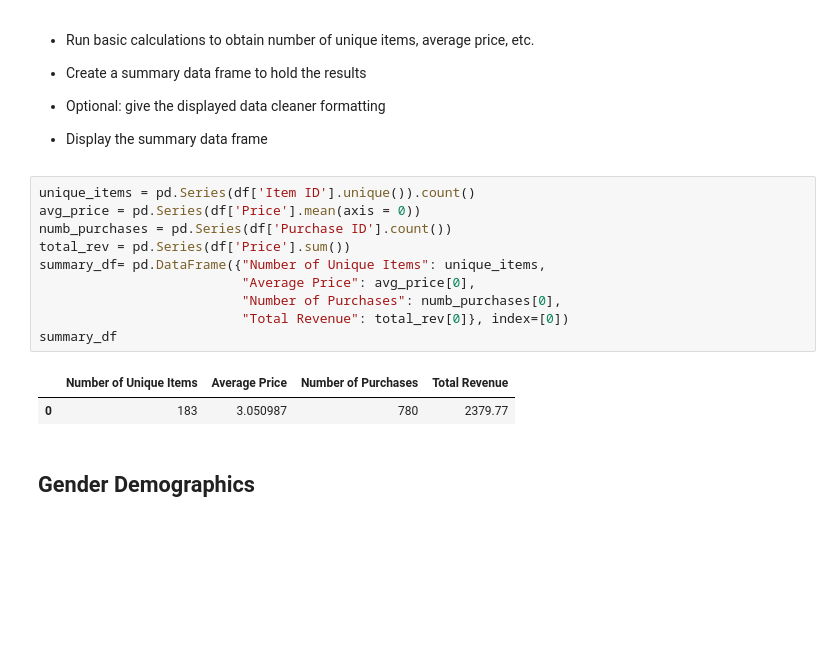
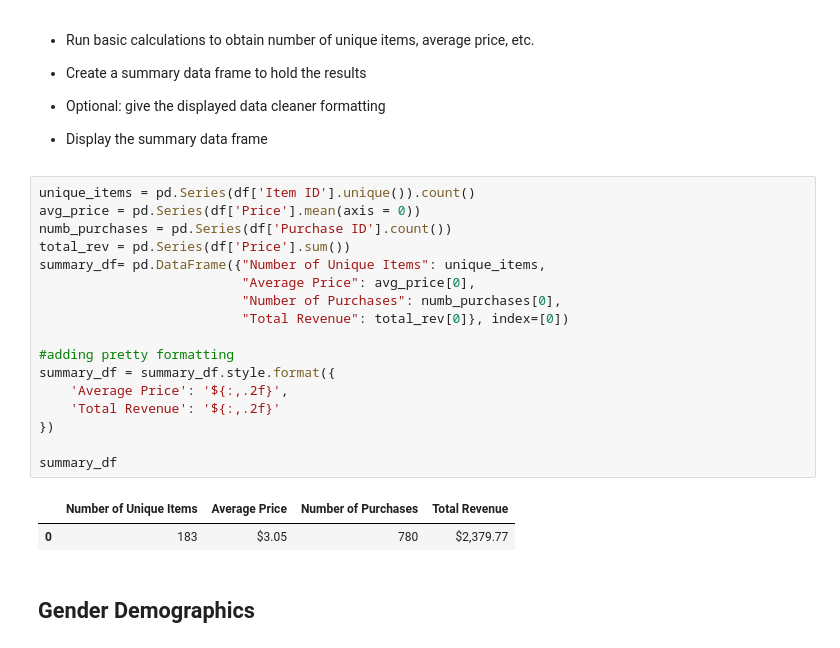
Before and after one commit to jdaltuvec/pandas-challenge, a Jupyter notebook: HeroesOfPymoli.ipynb, the cells around one changed output. Saved outputs shown, nothing was run; the diff lists cells and outputs as text; blank space fills up the shorter version.

```diff
--- a/HeroesOfPymoli.ipynb
+++ b/HeroesOfPymoli.ipynb
@@ -46,16 +47,23 @@ player_count
 # %%
 unique_items = pd.Series(df['Item ID'].unique()).count()
 avg_price = pd.Series(df['Price'].mean(axis = 0))
 numb_purchases = pd.Series(df['Purchase ID'].count())
 total_rev = pd.Series(df['Price'].sum())
 summary_df= pd.DataFrame({"Number of Unique Items": unique_items,
                           "Average Price": avg_price[0],
                           "Number of Purchases": numb_purchases[0],
                           "Total Revenue": total_rev[0]}, index=[0])
+
+#adding pretty formatting
+summary_df = summary_df.style.format({
+    'Average Price': '${:,.2f}',
+    'Total Revenue': '${:,.2f}'
+})
+
 summary_df
 # %% [output]
 |  | Number of Unique Items | Average Price | Number of Purchases | Total Revenue |
-| 0 | 183 | 3.050987 | 780 | 2379.77 |
+| 0 | 183 | $3.05 | 780 | $2,379.77 |
 # %% [markdown]
 ## Gender Demographics
 # %% [markdown]
```
Also changed, not shown: parts of 17 cells of this notebook.
